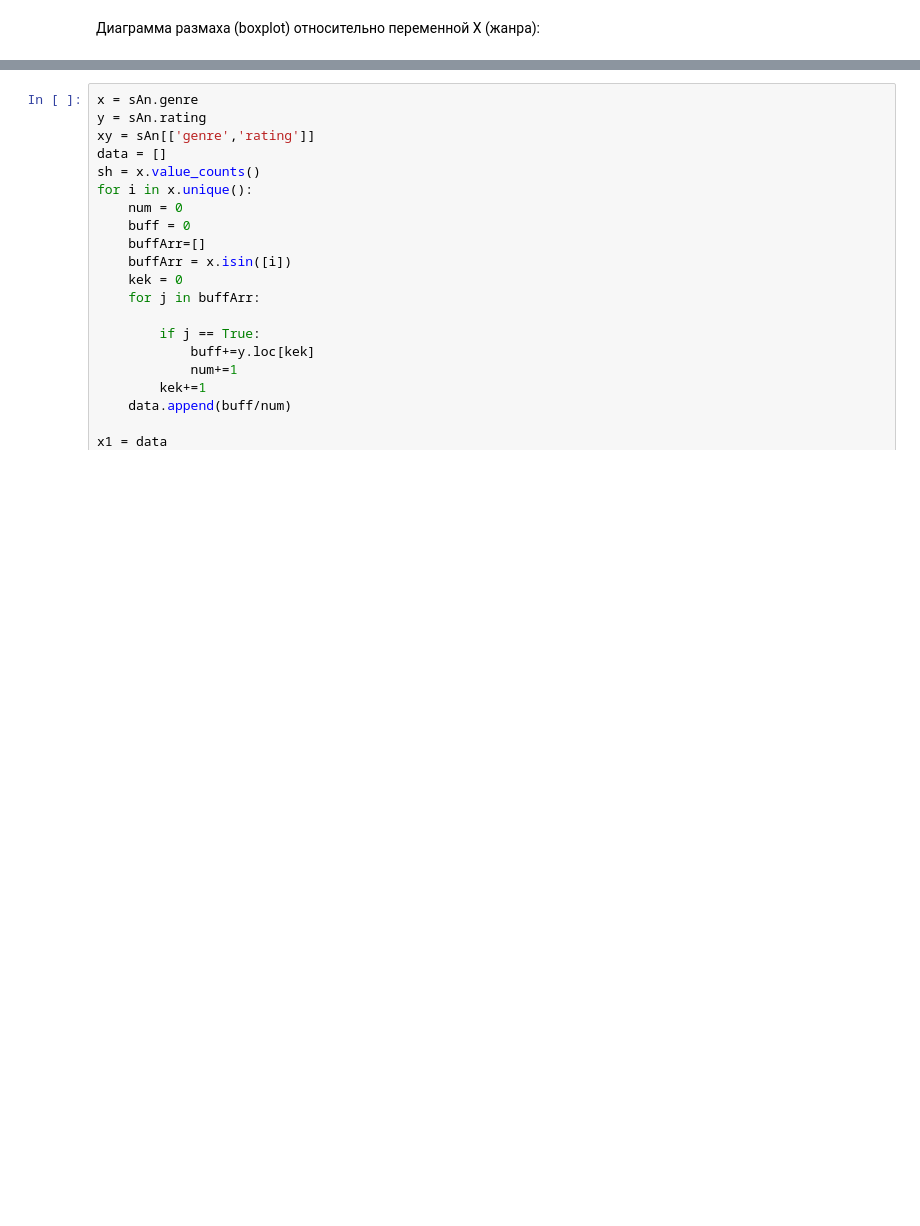
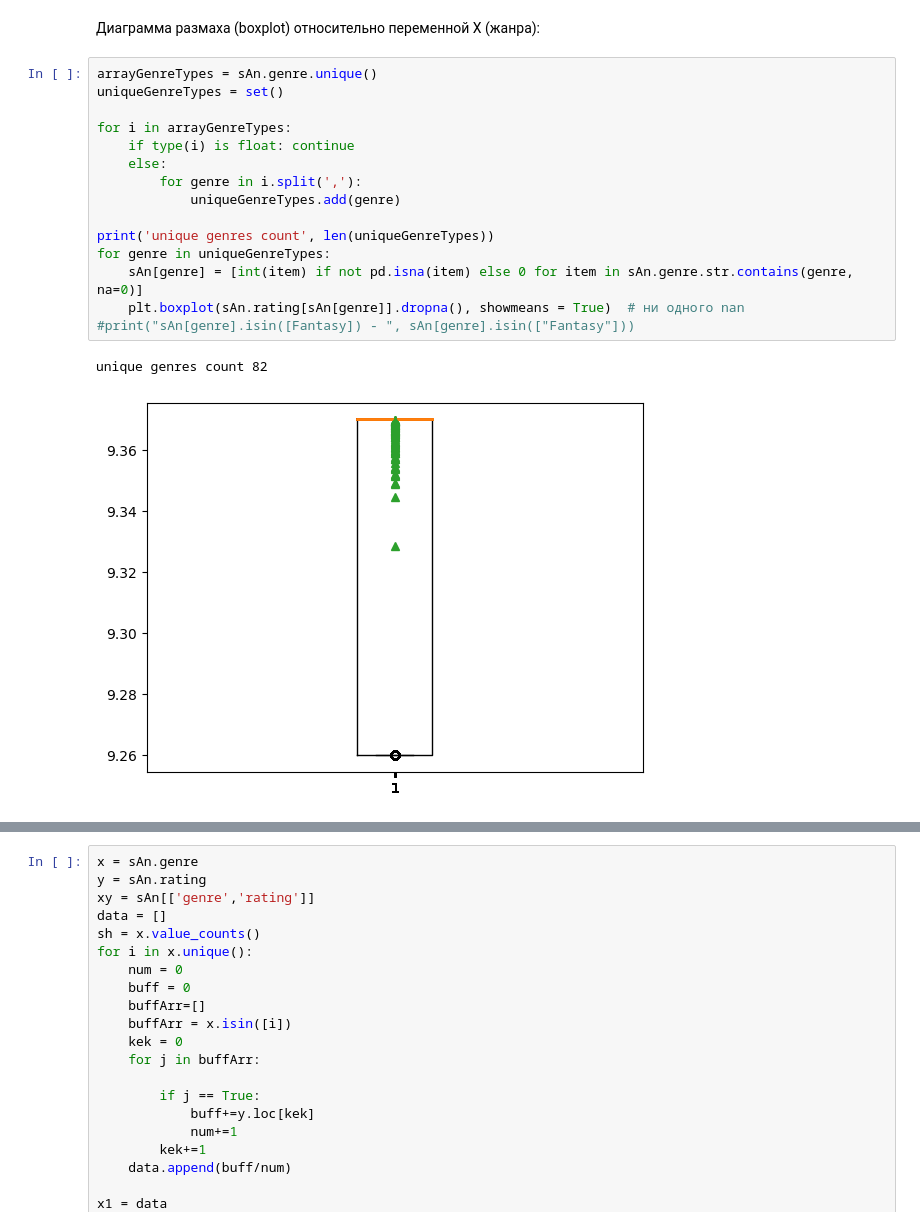
Before and after one commit to GrinchFour/ml.vvsu.2023, a Jupyter notebook: lab02/БПИ20-02_Юрчук_2.ipynb, the cells around one changed output, grey strips where cells are left out. Cells and saved outputs as stored; diff of their text form; blank space fills up the shorter version.

```diff
--- a/lab02/БПИ20-02_Юрчук_2.ipynb
+++ b/lab02/БПИ20-02_Юрчук_2.ipynb
@@ -149,3 +150,21 @@ plt.show()
 [figure]
 # %% [markdown]
 Диаграмма размаха (boxplot) относительно переменной X (жанра):
+# %%
+arrayGenreTypes = sAn.genre.unique()
+uniqueGenreTypes = set()
+
+for i in arrayGenreTypes:
+    if type(i) is float: continue
+    else:
+        for genre in i.split(','):
+            uniqueGenreTypes.add(genre)
+
+print('unique genres count', len(uniqueGenreTypes))
+for genre in uniqueGenreTypes:
+    sAn[genre] = [int(item) if not pd.isna(item) else 0 for item in sAn.genre.str.contains(genre, na=0)]
+    plt.boxplot(sAn.rating[sAn[genre]].dropna(), showmeans = True)  # ни одного nan
+#print("sAn[genre].isin([Fantasy]) - ", sAn[genre].isin(["Fantasy"]))
+# %% [output]
+unique genres count 82
+[figure, added]
```
Also changed, not shown: parts of 10 cells of this notebook.
